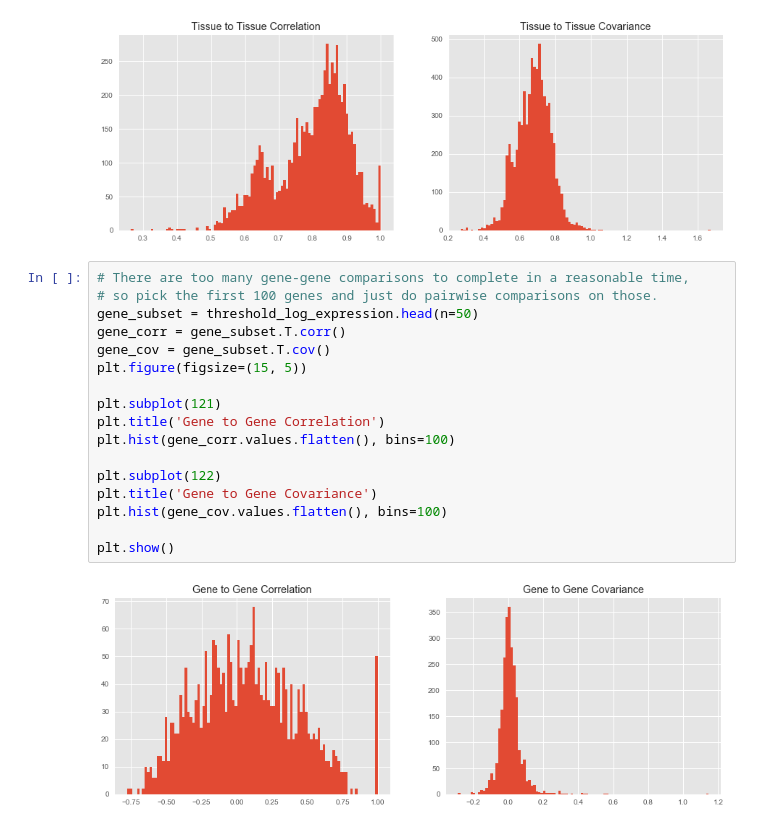
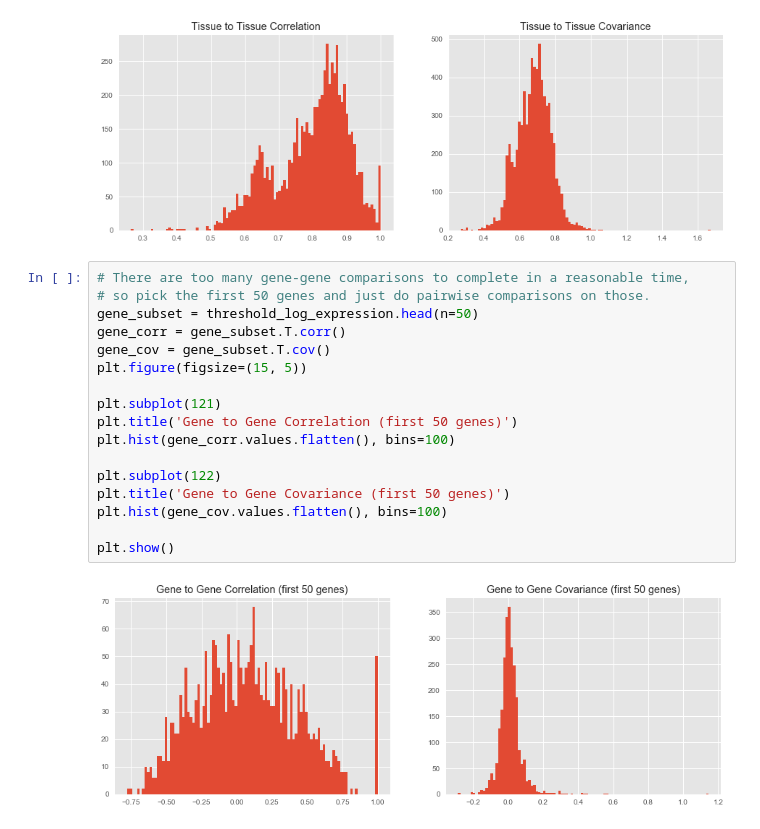
Before and after one commit to opentargets-archive/expression_analysis, a Jupyter notebook: rna_expression_analysis.ipynb, the cells around one changed output. Saved outputs shown, nothing was run; the diff lists cells and outputs as text.

```diff
--- a/rna_expression_analysis.ipynb
+++ b/rna_expression_analysis.ipynb
@@ -195,20 +195,20 @@ plt.show()
 [figure]
 # %%
 # There are too many gene-gene comparisons to complete in a reasonable time,
-# so pick the first 100 genes and just do pairwise comparisons on those.
+# so pick the first 50 genes and just do pairwise comparisons on those.
 gene_subset = threshold_log_expression.head(n=50)
 gene_corr = gene_subset.T.corr()
 gene_cov = gene_subset.T.cov()
 plt.figure(figsize=(15, 5))
 
 plt.subplot(121)
-plt.title('Gene to Gene Correlation')
+plt.title('Gene to Gene Correlation (first 50 genes)')
 plt.hist(gene_corr.values.flatten(), bins=100)
 
 plt.subplot(122)
-plt.title('Gene to Gene Covariance')
+plt.title('Gene to Gene Covariance (first 50 genes)')
 plt.hist(gene_cov.values.flatten(), bins=100)
 
 plt.show()
 # %% [output]
-[figure, old version]
+[figure, new version]
```
Also changed, not shown: parts of 4 cells of this notebook.
